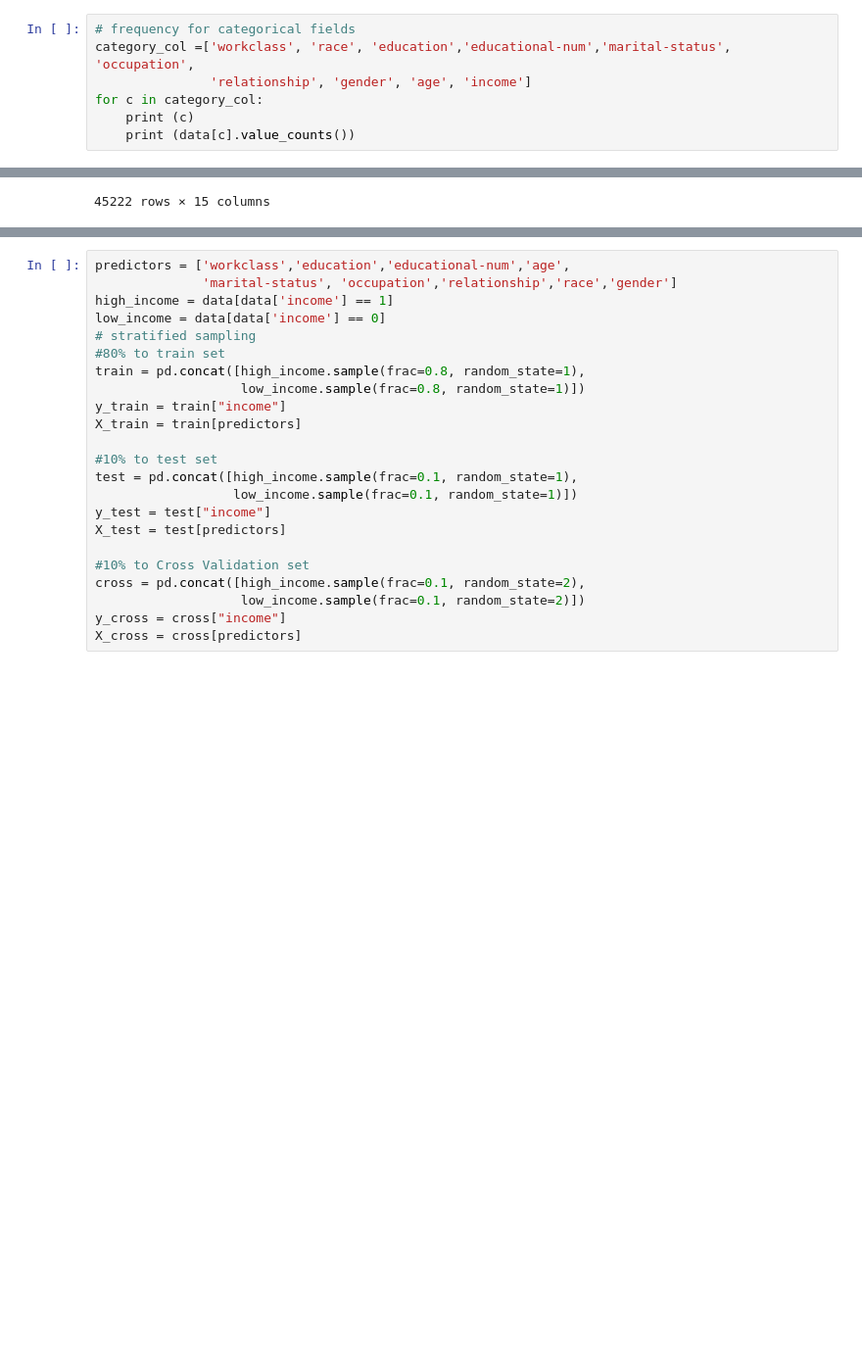
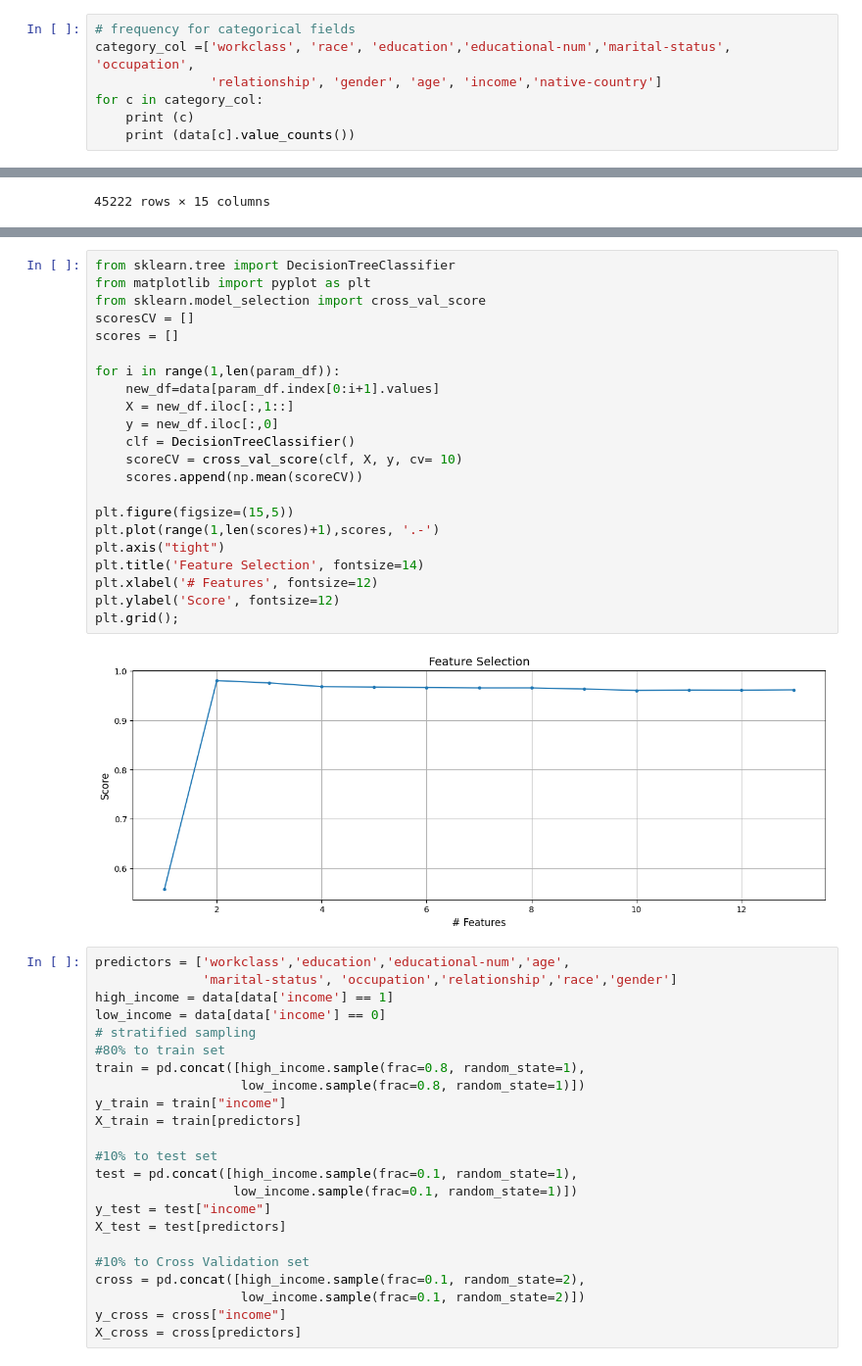
Before and after one commit to swethasrihari/privacy-project-team1, a Jupyter notebook: privacy_project_randomForest.ipynb, the cells around one changed output, grey strips where cells are left out. Shown at 98% size. Saved outputs shown, nothing was run; the diff lists cells and outputs as text; blank space fills up the shorter version.

```diff
--- a/privacy_project_randomForest.ipynb
+++ b/privacy_project_randomForest.ipynb
@@ -79,7 +79,7 @@ data.describe()
 # %%
 # frequency for categorical fields
 category_col =['workclass', 'race', 'education','educational-num','marital-status', 'occupation',
-               'relationship', 'gender', 'age', 'income']
+               'relationship', 'gender', 'age', 'income','native-country']
 for c in category_col:
     print (c)
     print (data[c].value_counts())
@@ -154,3 +201,27 @@ data
+# %%
+from sklearn.tree import DecisionTreeClassifier
+from matplotlib import pyplot as plt
+from sklearn.model_selection import cross_val_score
+scoresCV = []
+scores = []
+
+for i in range(1,len(param_df)):
+    new_df=data[param_df.index[0:i+1].values]
+    X = new_df.iloc[:,1::]
+    y = new_df.iloc[:,0]
+    clf = DecisionTreeClassifier()
+    scoreCV = cross_val_score(clf, X, y, cv= 10)
+    scores.append(np.mean(scoreCV))
+
+plt.figure(figsize=(15,5))
+plt.plot(range(1,len(scores)+1),scores, '.-')
+plt.axis("tight")
+plt.title('Feature Selection', fontsize=14)
+plt.xlabel('# Features', fontsize=12)
+plt.ylabel('Score', fontsize=12)
+plt.grid();
+# %% [output]
+[figure, added]
 # %%
 predictors = ['workclass','education','educational-num','age',
               'marital-status', 'occupation','relationship','race','gender']
```
Also changed, not shown: parts of 15 cells of this notebook.
